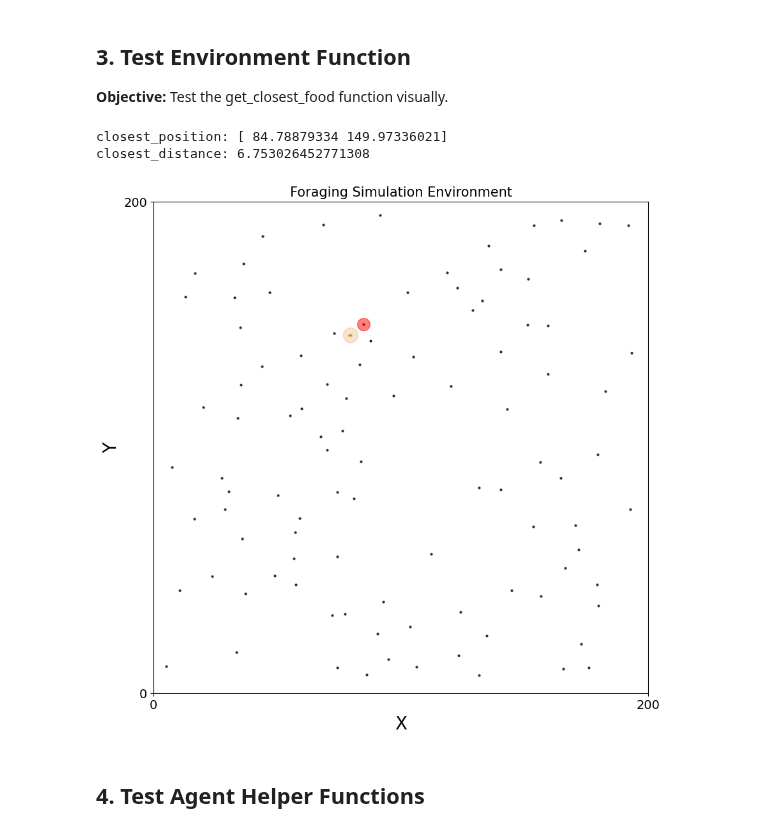
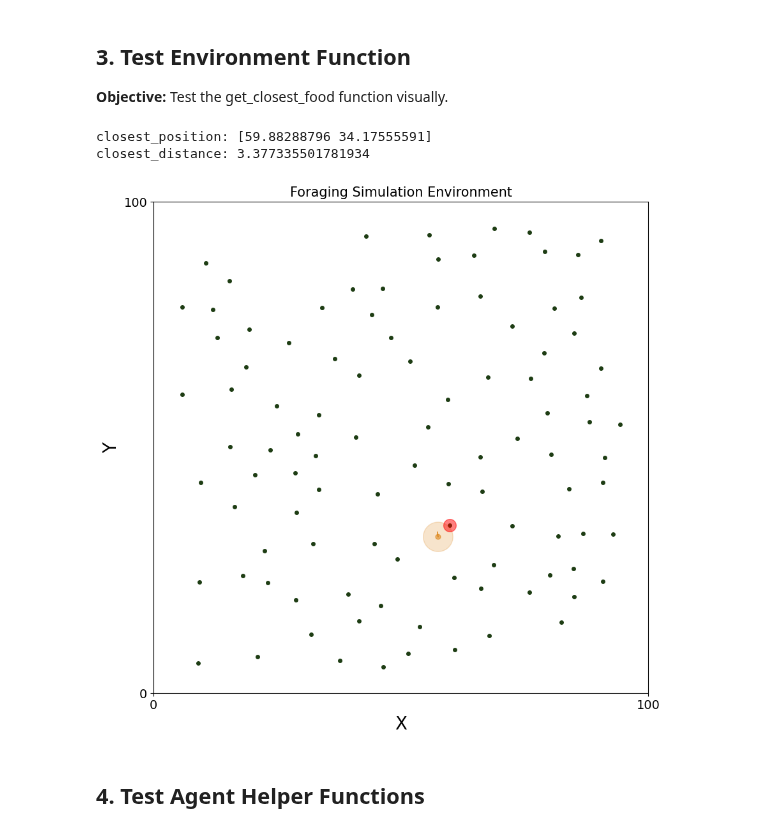
Before and after one commit to winlew/levy-agent-simulation, a Jupyter notebook: code/notes.ipynb, the cells around one changed output. Cells and saved outputs as stored; diff of their text form; code cells hidden in the pictures.

```diff
--- a/code/notes.ipynb
+++ b/code/notes.ipynb
@@ -69,37 +69,38 @@ The forward function returns the output from the hidden layer to the output laye
 **Objective:** Test the get_closest_food function visually.
 # %%
 from environment import Environment
-from agent import Agent, Rnn
+from agent import RnnAgent, Rnn
 from simulation import Params
 from visualization import visualize_state
 import matplotlib.pyplot as plt
 import numpy as np
 
 params = Params.from_json('parameters.json')
+params.num_food = 100
+params.size = 100
 environment = Environment(params)
 model = Rnn(params)
-agent = Agent(model, params)
-agent.position = environment.get_random_position()
+agent = RnnAgent(params, model)
 
 # extra test for periodic boundaries
 # agent.position = np.array([environment.size - 10, environment.size/2])
 # agent.food_mask = np.zeros(2, dtype=bool)
 # environment.food_positions = np.asarray([[environment.size/3, environment.size/2], [10, environment.size/2]])
 # environment.num_food = 2
 
 ax = visualize_state(environment, [agent])
 
 agent.perception_radius = environment.size
 closest_position, closest_distance, closest_index = environment.get_closest_food(agent)
 print('closest_position:', closest_position)
 print('closest_distance:', closest_distance)
 
 ax.scatter(closest_position[0], closest_position[1], color='red', s=200, alpha=0.5)
 plt.show()
 # %% [output]
-closest_position: [ 84.78879334 149.97336021]
-closest_distance: 6.753026452771308
+closest_position: [59.88288796 34.17555591]
+closest_distance: 3.377335501781934
-[figure, old version]
+[figure, new version]
 # %% [markdown]
 ## 4. Test Agent Helper Functions
 # %%
```
Also changed, not shown: parts of 9 cells of this notebook.
